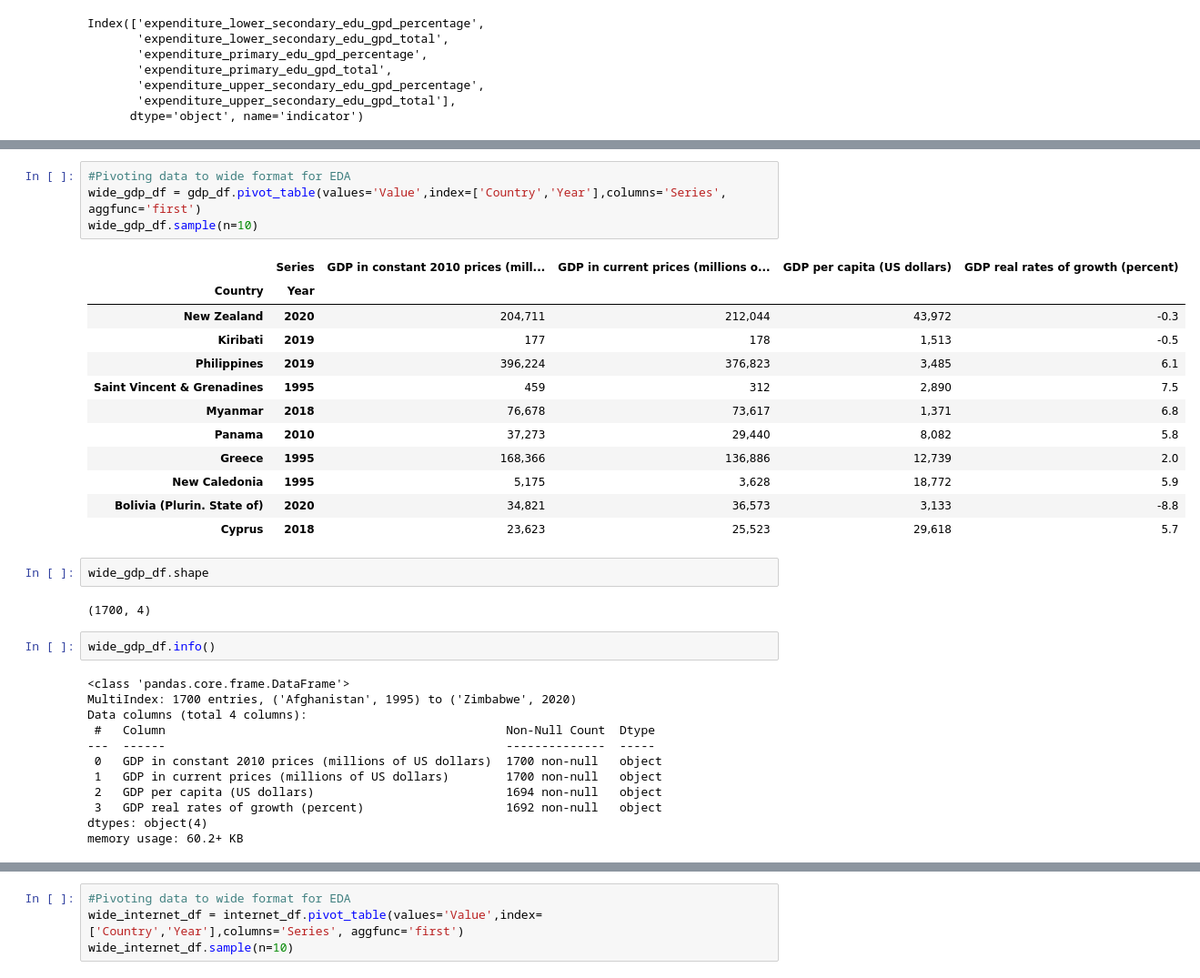
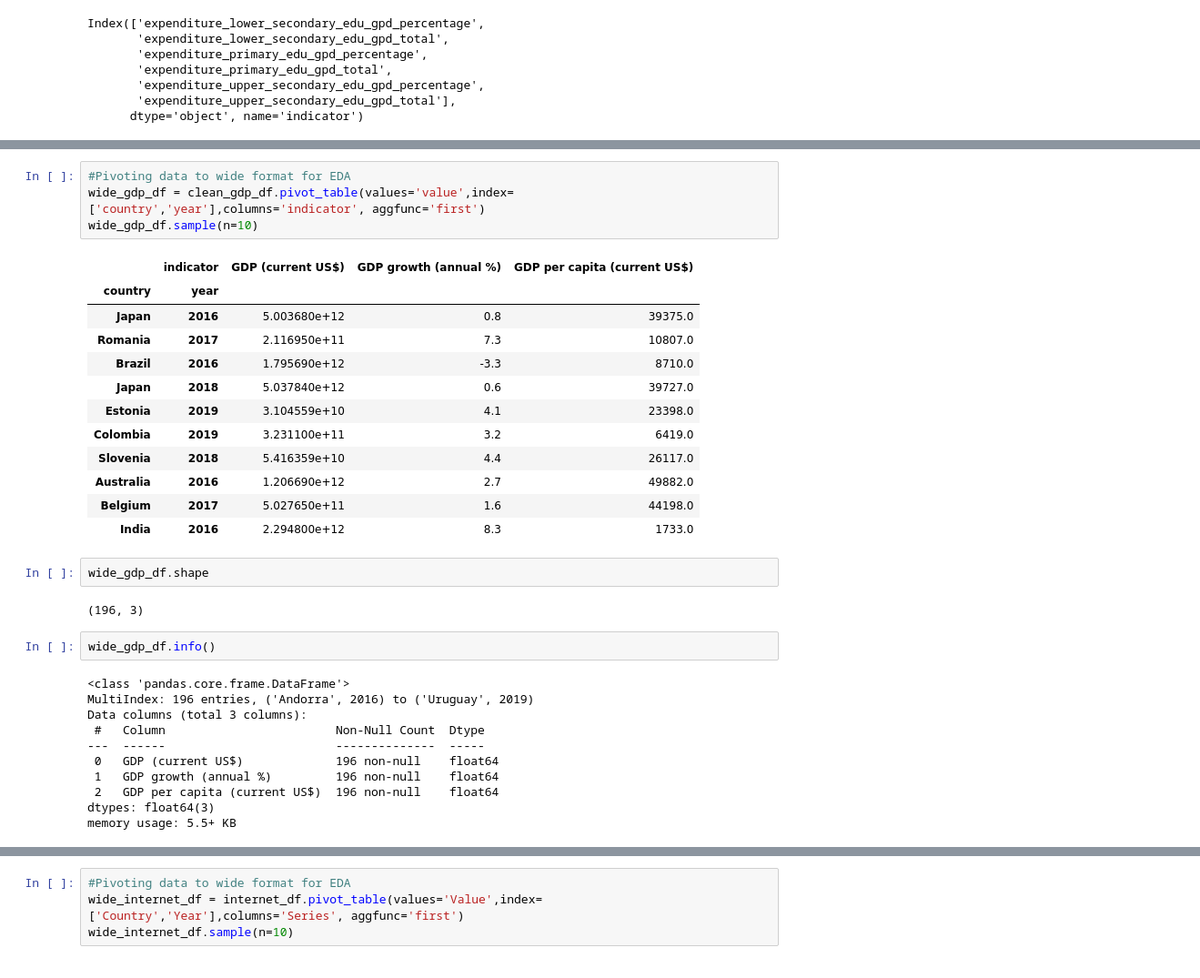
Before and after one commit to steph-wda/ds4a-capstone-team34, a Jupyter notebook: Education_and_Innovation_Team34.ipynb, the cells around one changed output, grey strips where cells are left out. Shown at 91% size. Saved outputs shown, nothing was run; the diff lists cells and outputs as text.

Commit message:
data wrangling still in progress

```diff
--- a/Education_and_Innovation_Team34.ipynb
+++ b/Education_and_Innovation_Team34.ipynb
@@ -539,36 +844,35 @@ wide_gov_edu_expend_df.head()
 | Argentina | 2016 | 1.66775 | 1.33953 | 0.93057 | 9298.23808 | ... |
 # %%
 #Pivoting data to wide format for EDA
-wide_gdp_df = gdp_df.pivot_table(values='Value',index=['Country','Year'],columns='Series', aggfunc='first')
+wide_gdp_df = clean_gdp_df.pivot_table(values='value',index=['country','year'],columns='indicator', aggfunc='first')
 wide_gdp_df.sample(n=10)
 # %% [output]
-|  | Series | GDP in constant 2010 prices (mill... | GDP in current prices (millions o... | GDP per capita (US dollars) | GDP real rates of growth (percent) |
-| Country | Year |  |  |  |  |
-| New Zealand | 2020 | 204,711 | 212,044 | 43,972 | -0.3 |
-| Kiribati | 2019 | 177 | 178 | 1,513 | -0.5 |
-| Philippines | 2019 | 396,224 | 376,823 | 3,485 | 6.1 |
-| Saint Vincent & Grenadines | 1995 | 459 | 312 | 2,890 | 7.5 |
-| Myanmar | 2018 | 76,678 | 73,617 | 1,371 | 6.8 |
-| Panama | 2010 | 37,273 | 29,440 | 8,082 | 5.8 |
-| Greece | 1995 | 168,366 | 136,886 | 12,739 | 2.0 |
-| New Caledonia | 1995 | 5,175 | 3,628 | 18,772 | 5.9 |
-| Bolivia (Plurin. State of) | 2020 | 34,821 | 36,573 | 3,133 | -8.8 |
-| Cyprus | 2018 | 23,623 | 25,523 | 29,618 | 5.7 |
+|  | indicator | GDP (current US$) | GDP growth (annual %) | GDP per capita (current US$) |
+| country | year |  |  |  |
+| Japan | 2016 | 5.003680e+12 | 0.8 | 39375.0 |
+| Romania | 2017 | 2.116950e+11 | 7.3 | 10807.0 |
+| Brazil | 2016 | 1.795690e+12 | -3.3 | 8710.0 |
+| Japan | 2018 | 5.037840e+12 | 0.6 | 39727.0 |
+| Estonia | 2019 | 3.104559e+10 | 4.1 | 23398.0 |
+| Colombia | 2019 | 3.231100e+11 | 3.2 | 6419.0 |
+| Slovenia | 2018 | 5.416359e+10 | 4.4 | 26117.0 |
+| Australia | 2016 | 1.206690e+12 | 2.7 | 49882.0 |
+| Belgium | 2017 | 5.027650e+11 | 1.6 | 44198.0 |
+| India | 2016 | 2.294800e+12 | 8.3 | 1733.0 |
 # %%
 wide_gdp_df.shape
 # %% [output]
-(1700, 4)
+(196, 3)
 # %%
 wide_gdp_df.info()
 # %% [output]
 <class 'pandas.core.frame.DataFrame'>
-MultiIndex: 1700 entries, ('Afghanistan', 1995) to ('Zimbabwe', 2020)
-Data columns (total 4 columns):
- #   Column                                                Non-Null Count  Dtype
----  ------                                                --------------  -----
- 0   GDP in constant 2010 prices (millions of US dollars)  1700 non-null   object
- 1   GDP in current prices (millions of US dollars)        1700 non-null   object
- 2   GDP per capita (US dollars)                           1694 non-null   object
- 3   GDP real rates of growth (percent)                    1692 non-null   object
-dtypes: object(4)
-memory usage: 60.2+ KB
+MultiIndex: 196 entries, ('Andorra', 2016) to ('Uruguay', 2019)
+Data columns (total 3 columns):
+ #   Column                        Non-Null Count  Dtype
+---  ------                        --------------  -----
+ 0   GDP (current US$)             196 non-null    float64
+ 1   GDP growth (annual %)         196 non-null    float64
+ 2   GDP per capita (current US$)  196 non-null    float64
+dtypes: float64(3)
+memory usage: 5.5+ KB
```
Also changed, not shown: parts of 36 cells of this notebook.
